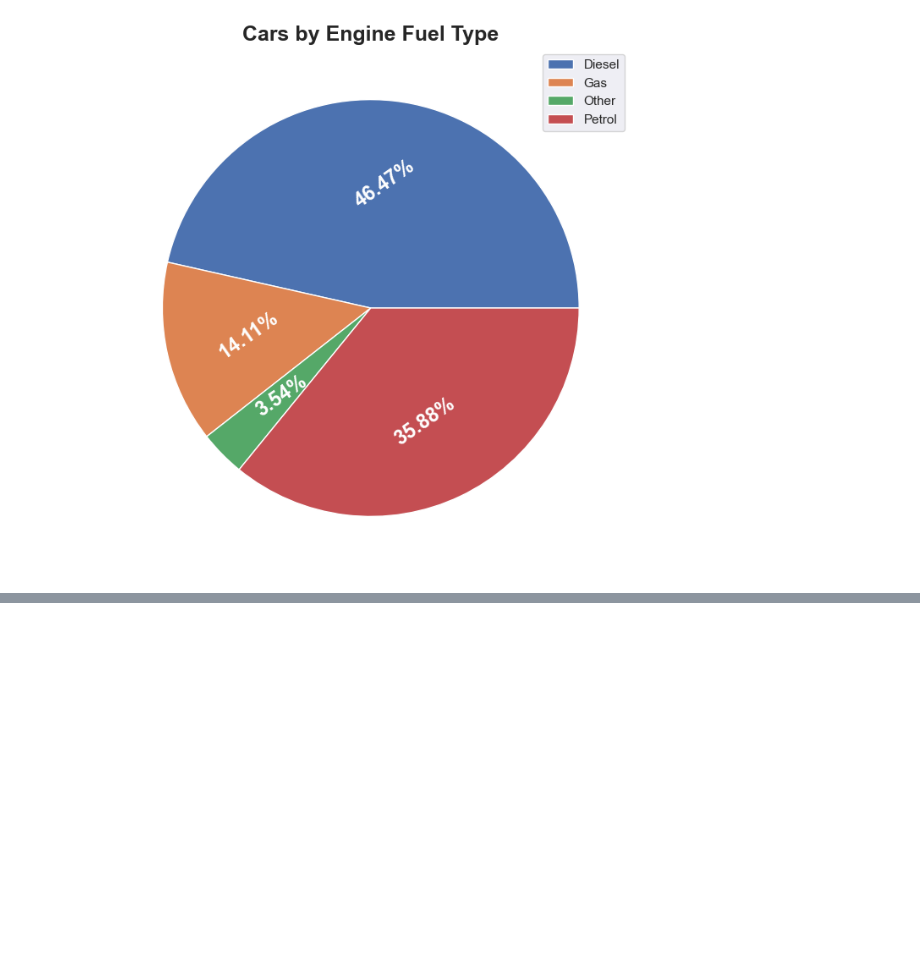
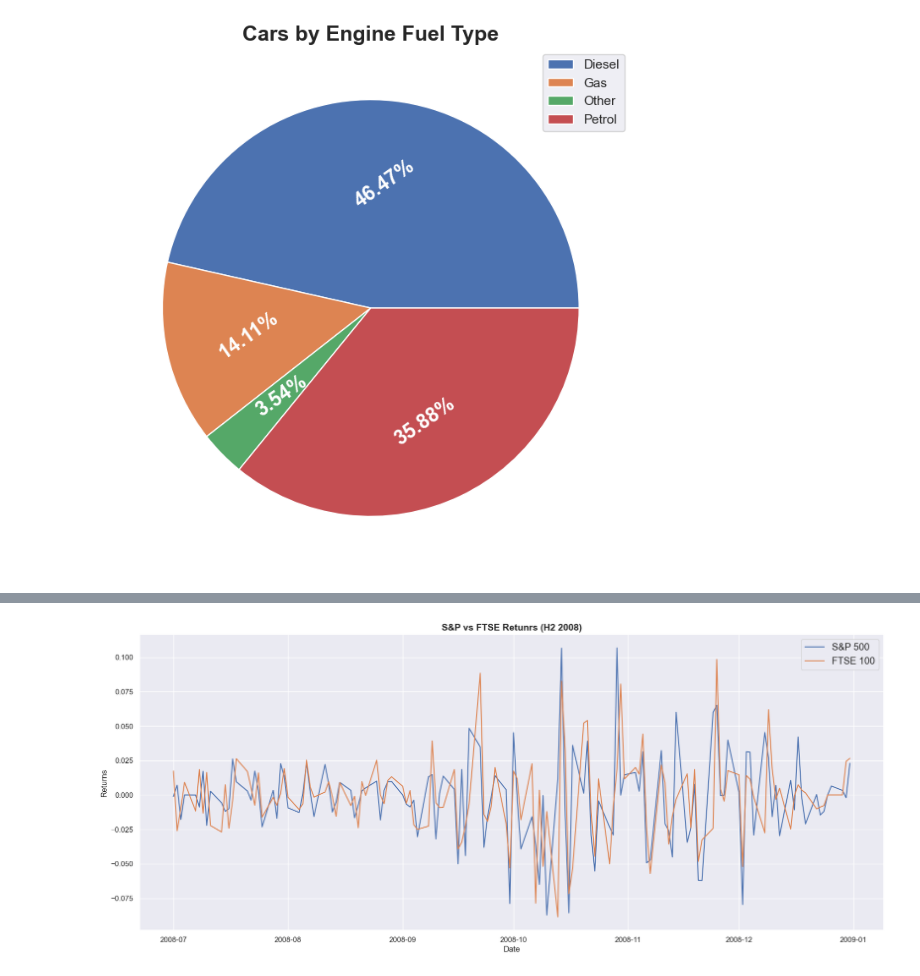
Before and after one commit to abellajakeyabut/datascience, a Jupyter notebook: Untitled10.ipynb, the cells around one changed output, grey strips where cells are left out. Saved outputs shown, nothing was run; the diff lists cells and outputs as text; code cells hidden in the pictures; blank space fills up the shorter version.

```diff
--- a/Untitled10.ipynb
+++ b/Untitled10.ipynb
@@ -54,0 +154,3 @@ plt.show()
+# %%
+df_spx_ftse_H2_08 = df_spx_ftse_00_10[(df_spx_ftse_00_10.new_date >='2008-07-01') &
+                                     (df_spx_ftse_00_10.new_date <= '2008-12-31')]
@@ -54,0 +173,13 @@ plt.show()
+# %%
+labels = ["S&P 500","FTSE 100"]
+plt.figure(figsize=(20,8))
+plt.plot(df_spx_ftse_H2_08["new_date"],df_spx_ftse_H2_08["GSPC500"])
+plt.plot(df_spx_ftse_H2_08["new_date"],df_spx_ftse_H2_08["FTSE100"])
+plt.title("S&P vs FTSE Retunrs (H2 2008)",fontsize=14,fontweight="bold")
+plt.ylabel("Returns")
+plt.xlabel("Date")
+plt.legend(labels=labels,fontsize="large")
+plt.savefig("2008_Quarter_2_line.png")
+plt.show()
+# %% [output]
+[figure, added]
```
Also changed, not shown: parts of 11 cells of this notebook, 4 other files.
